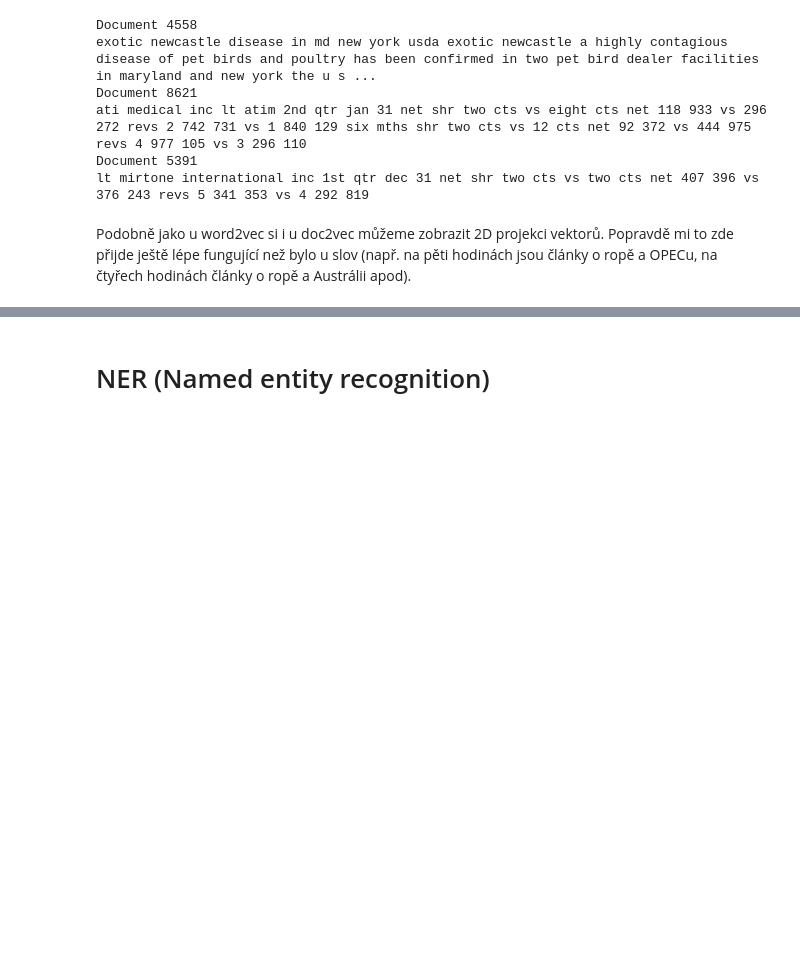
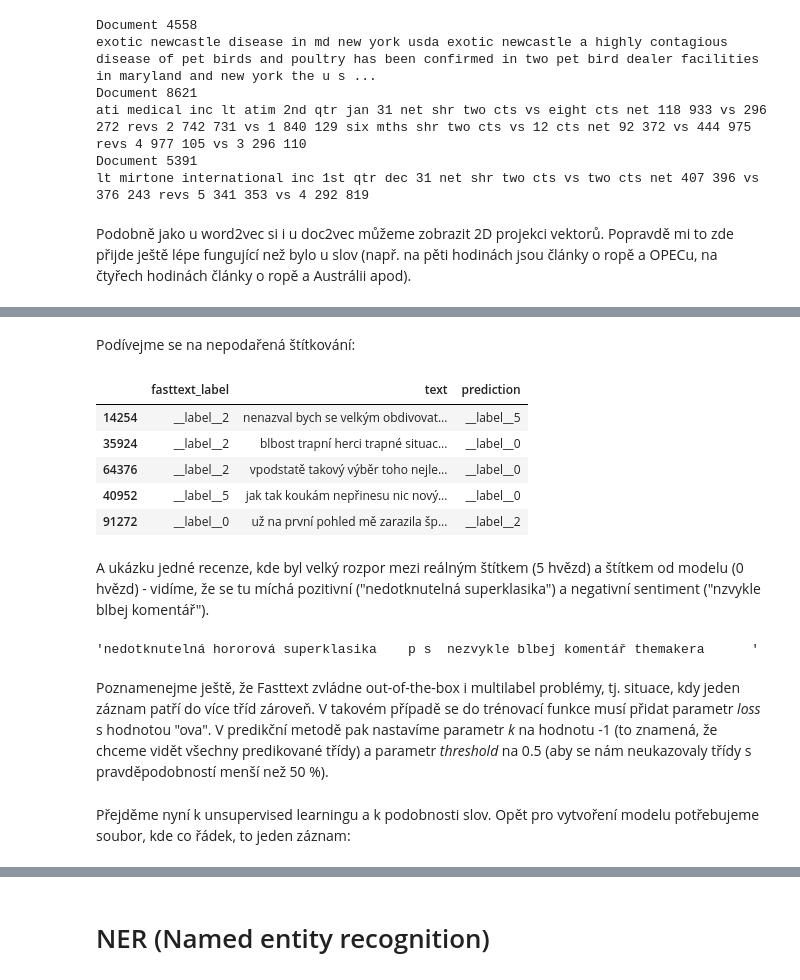
Before and after one commit to vitsaidl/workshops, a Jupyter notebook: text/text.ipynb, the cells around one changed output, grey strips where cells are left out. Saved outputs shown, nothing was run; the diff lists cells and outputs as text; code cells hidden in the pictures; blank space fills up the shorter version.

```diff
--- a/text/text.ipynb
+++ b/text/text.ipynb
@@ -1427,0 +1636,21 @@ plot_function(x_vals, y_vals, labels)
+# %% [markdown]
+Podívejme se na nepodařená štítkování:
+# %%
+check_table[check_table["fasttext_label"]!=check_table["prediction"]].sample(5)
+# %% [output]
+|  | fasttext_label | text | prediction |
+| 14254 | __label__2 | nenazval bych se velkým obdivovat... | __label__5 |
+| 35924 | __label__2 | blbost trapní herci trapné situac... | __label__0 |
+| 64376 | __label__2 | vpodstatě takový výběr toho nejle... | __label__0 |
+| 40952 | __label__5 | jak tak koukám nepřinesu nic nový... | __label__0 |
+| 91272 | __label__0 | už na první pohled mě zarazila šp... | __label__2 |
+# %% [markdown]
+A ukázku jedné recenze, kde byl velký rozpor mezi reálným štítkem (5 hvězd) a štítkem od modelu (0 hvězd) - vidíme, že se tu míchá pozitivní ("nedotknutelná superklasika") a negativní sentiment ("nzvykle blbej komentář").
+# %%
+check_table.loc[75044]["text"]
+# %% [output]
+'nedotknutelná hororová superklasika    p s  nezvykle blbej komentář themakera      '
+# %% [markdown]
+Poznamenejme ještě, že Fasttext zvládne out-of-the-box i multilabel problémy, tj. situace, kdy jeden záznam patří do více tříd zároveň. V takovém případě se do trénovací funkce musí přidat parametr *loss* s hodnotou "ova". V predikční metodě pak nastavíme parametr *k* na hodnotu -1 (to znamená, že chceme vidět všechny predikované třídy) a parametr *threshold* na 0.5 (aby se nám neukazovaly třídy s pravděpodobností menší než 50 %).
+# %% [markdown]
+Přejděme nyní k unsupervised learningu a k podobnosti slov. Opět pro vytvoření modelu potřebujeme soubor, kde co řádek, to jeden záznam:
```
Also changed, not shown: parts of 46 cells of this notebook, 1 other file.
